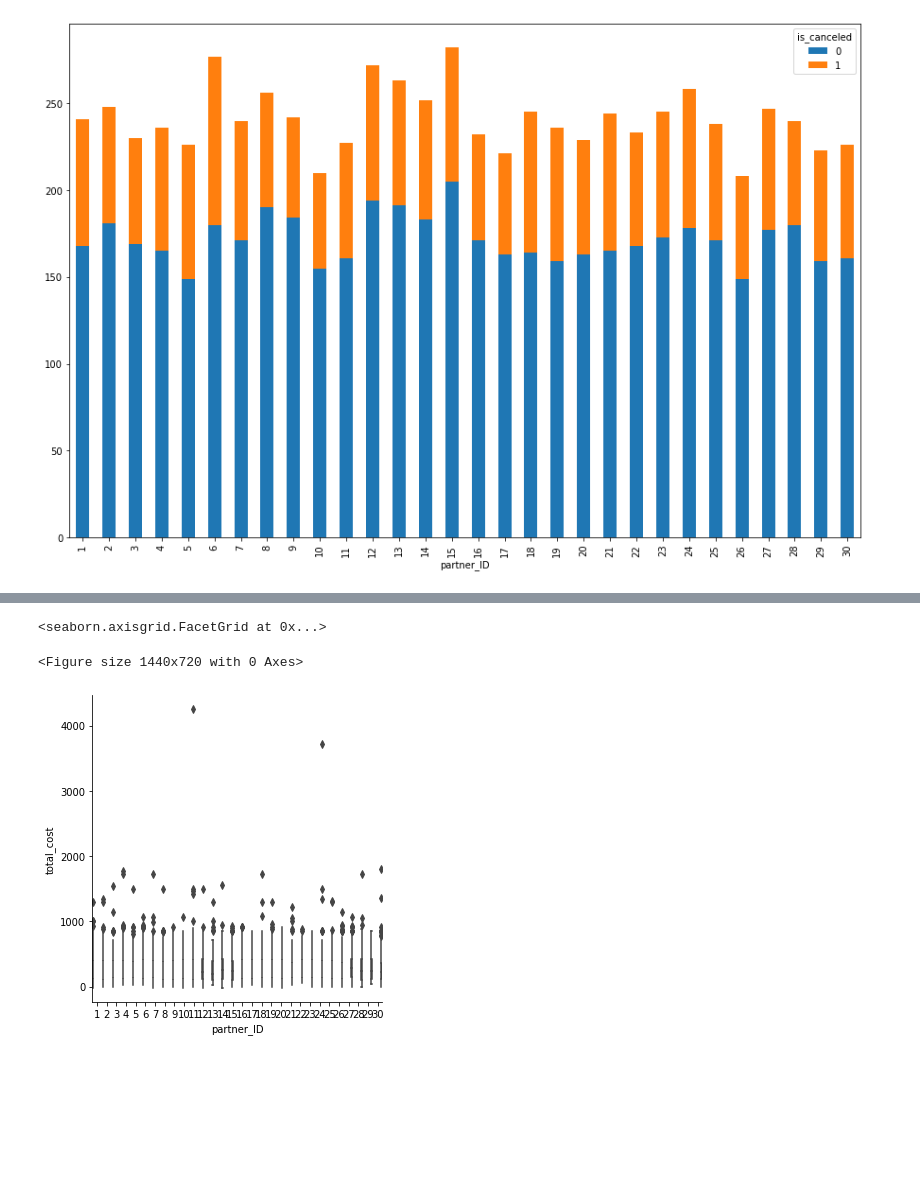
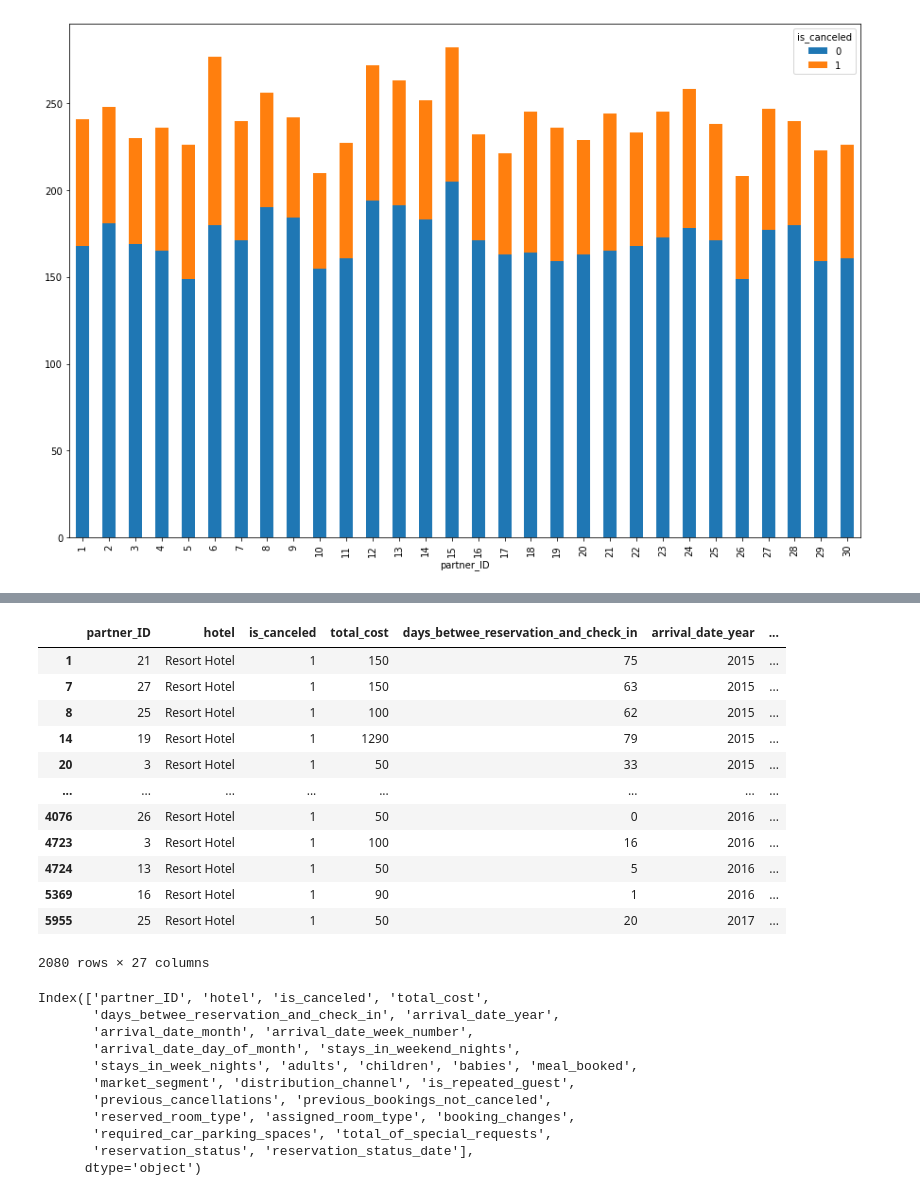
Before and after one commit to Sushila-Phogat/CE888, a Jupyter notebook: Profusion_hotel_booking.ipynb, the cells around one changed output, grey strips where cells are left out. Cells and saved outputs as stored; diff of their text form; code cells hidden in the pictures; blank space fills up the shorter version.

```diff
--- a/Profusion_hotel_booking.ipynb
+++ b/Profusion_hotel_booking.ipynb
@@ -135,13 +135,30 @@ plt.show()
-# %%
-plt.figure(figsize=(20,10))
-
-sns.catplot(
-    data=df,
-    x='partner_ID',
-    y='total_cost',
-    hue='partner_ID',
-    kind='box')
-# %% [output]
-<seaborn.axisgrid.FacetGrid at 0x...>
-<Figure size 1440x720 with 0 Axes>
-[figure, removed]
+# %%
+df[df['is_canceled']==1]
+# %% [output]
+|  | partner_ID | hotel | is_canceled | total_cost | days_betwee_reservation_and_check_in | arrival_date_year | ... |
+| 1 | 21 | Resort Hotel | 1 | 150 | 75 | 2015 | ... |
+| 7 | 27 | Resort Hotel | 1 | 150 | 63 | 2015 | ... |
+| 8 | 25 | Resort Hotel | 1 | 100 | 62 | 2015 | ... |
+| 14 | 19 | Resort Hotel | 1 | 1290 | 79 | 2015 | ... |
+| 20 | 3 | Resort Hotel | 1 | 50 | 33 | 2015 | ... |
+| ... | ... | ... | ... | ... | ... | ... | ... |
+| 4076 | 26 | Resort Hotel | 1 | 50 | 0 | 2016 | ... |
+| 4723 | 3 | Resort Hotel | 1 | 100 | 16 | 2016 | ... |
+| 4724 | 13 | Resort Hotel | 1 | 50 | 5 | 2016 | ... |
+| 5369 | 16 | Resort Hotel | 1 | 90 | 1 | 2016 | ... |
+| 5955 | 25 | Resort Hotel | 1 | 50 | 20 | 2017 | ... |
+2080 rows × 27 columns
+# %%
+df.columns
+# %% [output]
+Index(['partner_ID', 'hotel', 'is_canceled', 'total_cost',
+       'days_betwee_reservation_and_check_in', 'arrival_date_year',
+       'arrival_date_month', 'arrival_date_week_number',
+       'arrival_date_day_of_month', 'stays_in_weekend_nights',
+       'stays_in_week_nights', 'adults', 'children', 'babies', 'meal_booked',
+       'market_segment', 'distribution_channel', 'is_repeated_guest',
+       'previous_cancellations', 'previous_bookings_not_canceled',
+       'reserved_room_type', 'assigned_room_type', 'booking_changes',
+       'required_car_parking_spaces', 'total_of_special_requests',
+       'reservation_status', 'reservation_status_date'],
+      dtype='object')
```
Also changed, not shown: parts of 8 cells of this notebook.
